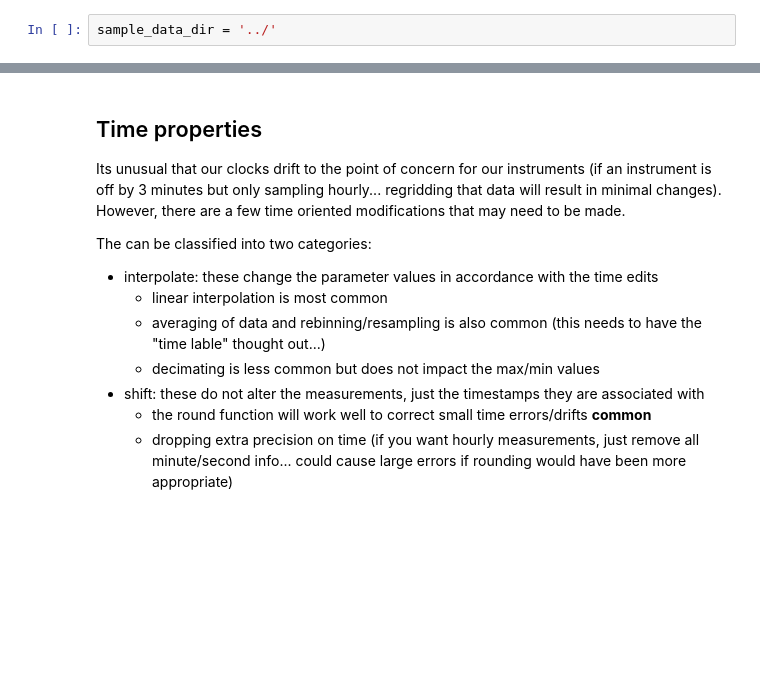
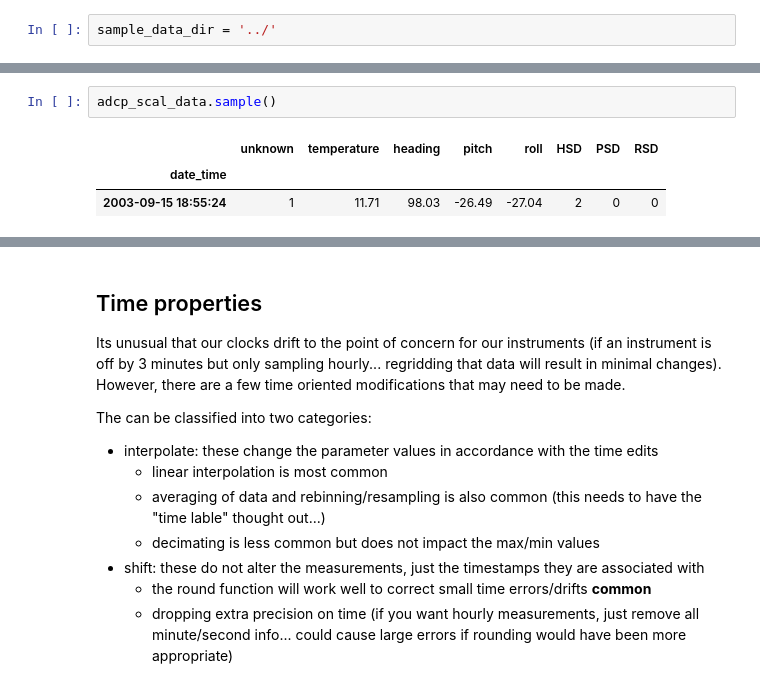
Before and after one commit to NOAA-PMEL/EcoFOCIpy, a Jupyter notebook: notebooks/EcoFOCIpy_adcp_example.ipynb, the cells around one changed output, grey strips where cells are left out. Saved outputs shown, nothing was run; the diff lists cells and outputs as text; blank space fills up the shorter version.

```diff
--- a/notebooks/EcoFOCIpy_adcp_example.ipynb
+++ b/notebooks/EcoFOCIpy_adcp_example.ipynb
@@ -79,0 +68,6 @@ adcp_ein_data
+# %%
+adcp_scal_data.sample()
+# %% [output]
+|  | unknown | temperature | heading | pitch | roll | HSD | PSD | RSD |
+| date_time |  |  |  |  |  |  |  |  |
+| 2003-09-15 18:55:24 | 1 | 11.71 | 98.03 | -26.49 | -27.04 | 2 | 0 | 0 |
```
Also changed, not shown: parts of 5 cells of this notebook, 1 other file.
